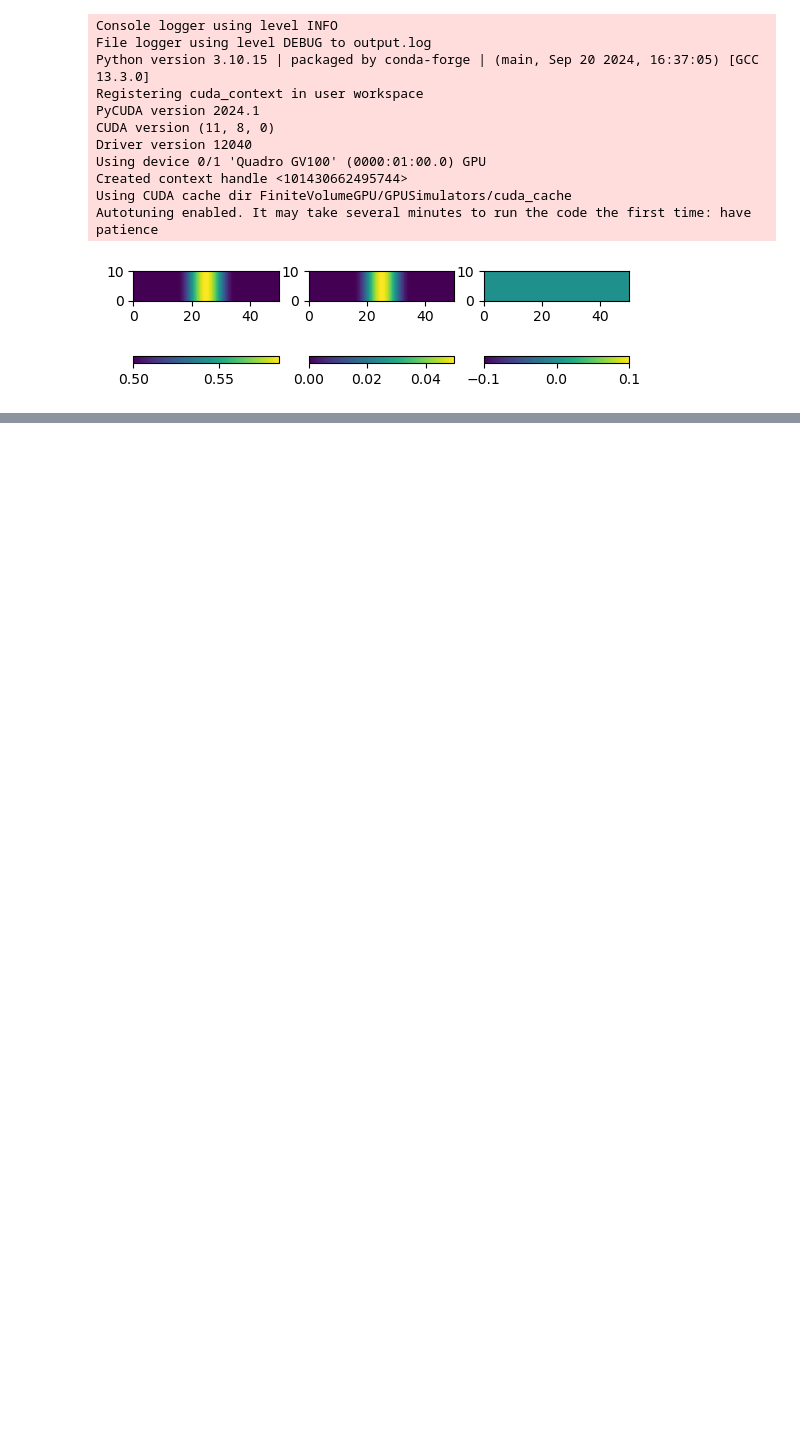
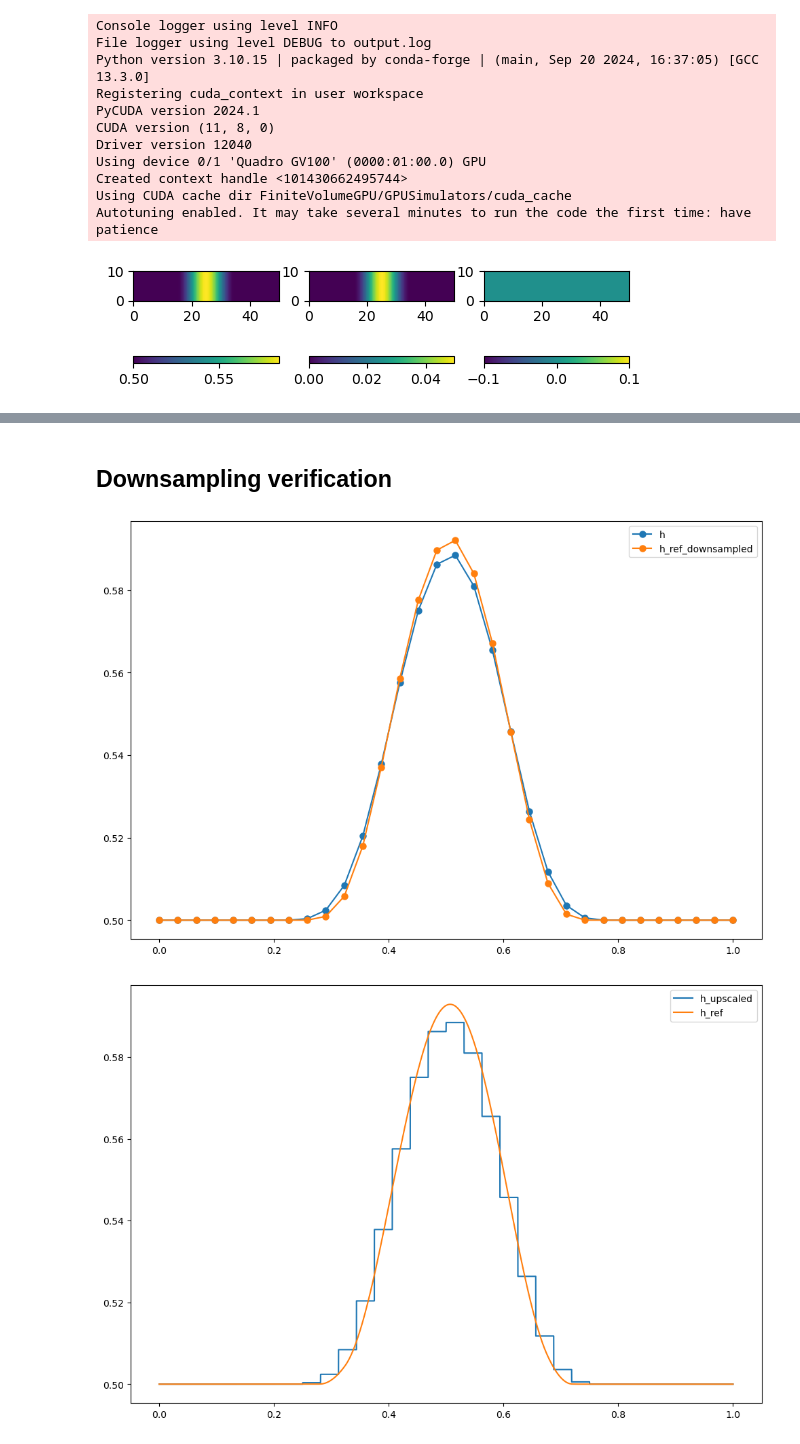
Before and after one commit to aadi-bh/FiniteVolumeGPU, a Jupyter notebook: TimeToSolutionSmooth1D.ipynb, the cells around one changed output, grey strips where cells are left out. Drawn from its saved outputs; the diff is of its cells as text; code cells hidden in the pictures; blank space fills up the shorter version.

```diff
--- a/TimeToSolutionSmooth1D.ipynb
+++ b/TimeToSolutionSmooth1D.ipynb
@@ -235,0 +300,31 @@ miscPlotting.save_figure(fig, "time_to_solution")
+# %% [markdown]
+## Downsampling verification
+# %%
+import miscPlotting
+import importlib
+importlib.reload(miscPlotting)
+
+simulator = LxF.LxF
+nx = 32
+datafilename = gen_filename(simulator, nx)
+with np.load(datafilename) as data:
+    h = data['h'].astype(np.float128)
+datafilename = gen_filename(simulator, ref_nx)
+with np.load(datafilename) as data:
+    h_ref = data['h'].astype(np.float128)
+h_upscaled = InitialConditions.upscale(h, ref_nx/nx, 1)
+h_ref_downsampled = InitialConditions.downsample(h_ref, ref_nx/nx, 1)
+
+x1 = np.linspace(0, 1, nx)
+x2 = np.linspace(0, 1, ref_nx)
+plt.plot(x1, h[0], 'o', label='h', ls=None)
+plt.plot(x1, h_ref_downsampled[0], 'o', label='h_ref_downsampled', ls=None)
+plt.legend()
+plt.show()
+plt.plot(x2, h_upscaled[0], label='h_upscaled')
+plt.plot(x2, h_ref[0], label='h_ref')
+plt.legend()
+plt.show()
+# %% [output]
+[figure, added]
+[figure, added]
```
Also changed, not shown: parts of 15 cells of this notebook, 1 other file.
